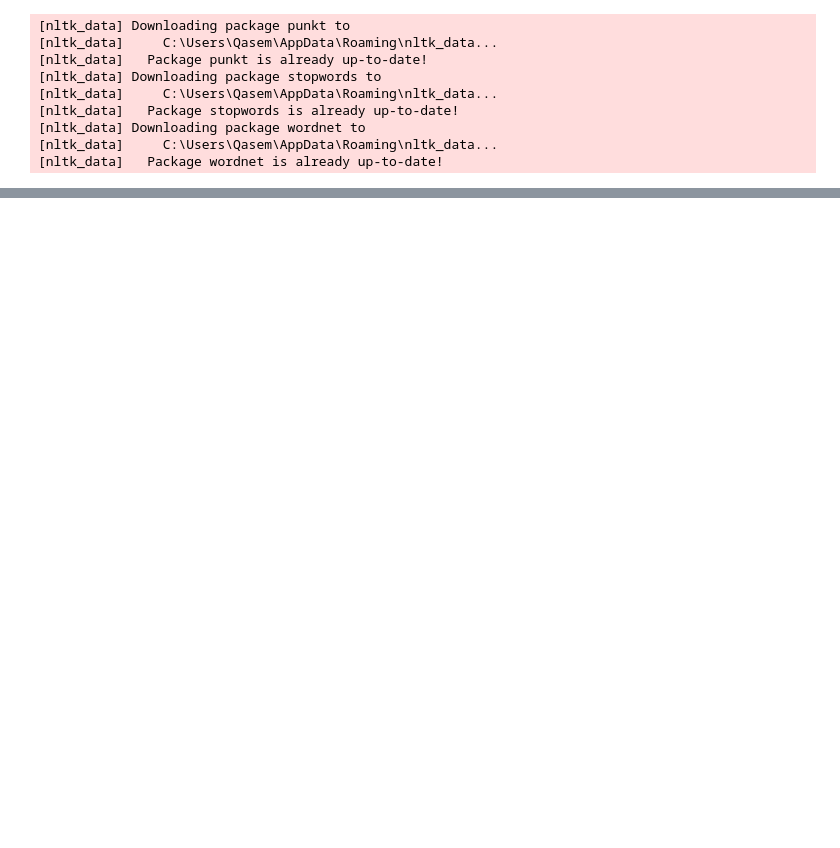
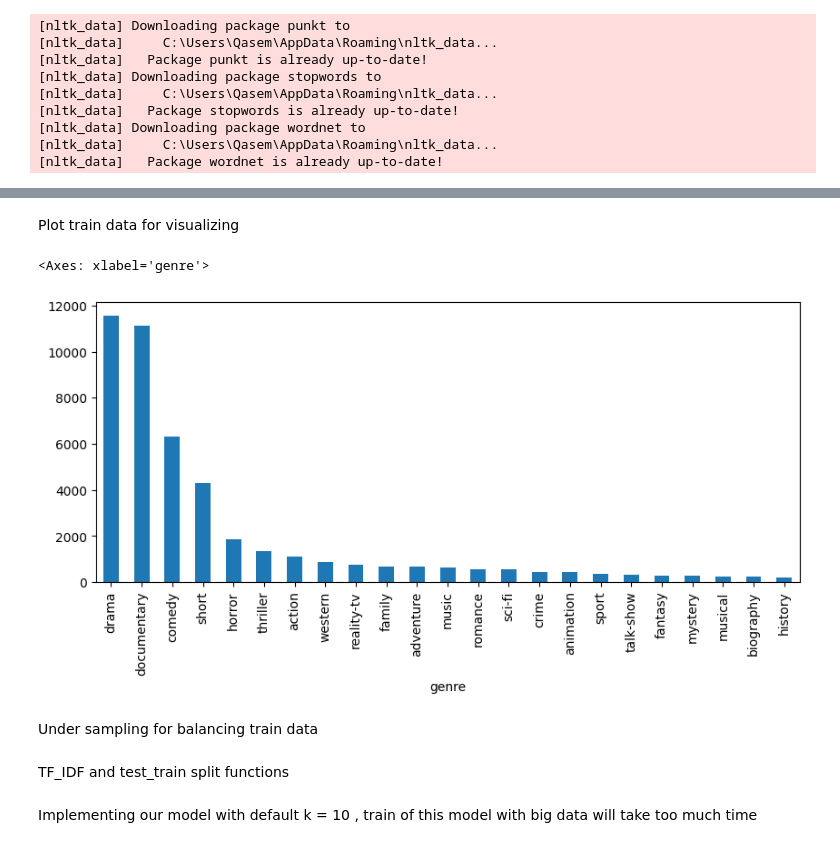
Before and after one commit to qasim12343/MovieGenre_Classification, a Jupyter notebook: MovieGenreClassification_git.ipynb, the cells around one changed output, grey strips where cells are left out. Saved outputs shown, nothing was run; the diff lists cells and outputs as text; code cells hidden in the pictures; blank space fills up the shorter version.

```diff
--- a/MovieGenreClassification_git.ipynb
+++ b/MovieGenreClassification_git.ipynb
@@ -44,6 +46,6 @@ def preprocess_text(text):
 
 # Preprocess data
 
-preprocess_data = copy.deepcopy(train_data.head(1000))
+preprocess_data = copy.deepcopy(train_data)
 preprocess_data['description'] = preprocess_data['description'].apply(preprocess_text)
 data = preprocess_data
@@ -50,3 +61,13 @@ data = preprocess_data
+# %% [markdown]
+Plot train data for visualizing
+# %%
+plt.figure(figsize=(10,4))
+data['genre'].value_counts().plot(kind='bar')
+# %% [output]
+<Axes: xlabel='genre'>
+[figure, added]
+# %% [markdown]
+Under sampling for balancing train data
 # %%
 # from imblearn.under_sampling import RandomUnderSampler
 
@@ -74,4 +95,6 @@ data = preprocess_data
 
 # n = pd.DataFrame({'description':des, 'genre':y_resampled})
 # data = n
+# %% [markdown]
+TF_IDF and test_train split  functions
 # %%
@@ -135,2 +134,4 @@ def train_test_split(X, y, test_size=0.2, random_state=42):
+# %% [markdown]
+Implementing our model with default k = 10 ,  train of this model with big data will take too much time
 # %%
 class knn_model:
```
Also changed, not shown: parts of 17 cells of this notebook, 3 other files.
